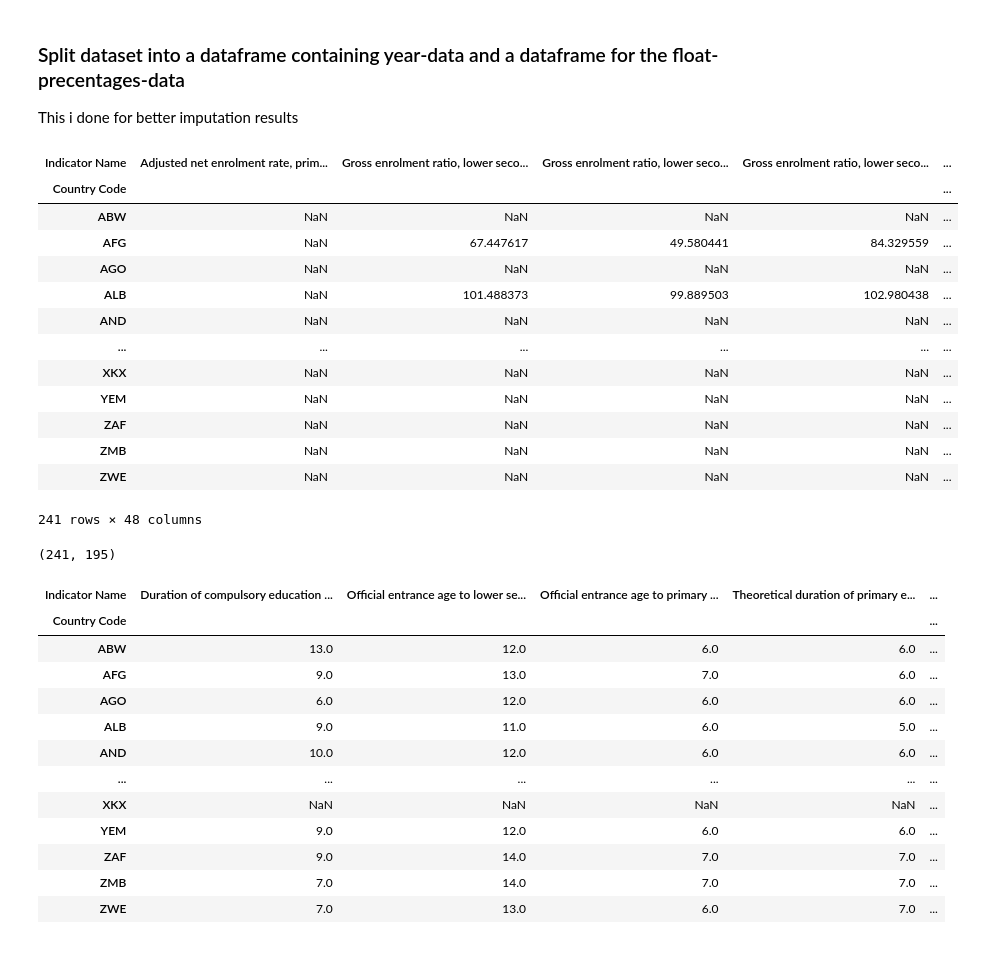
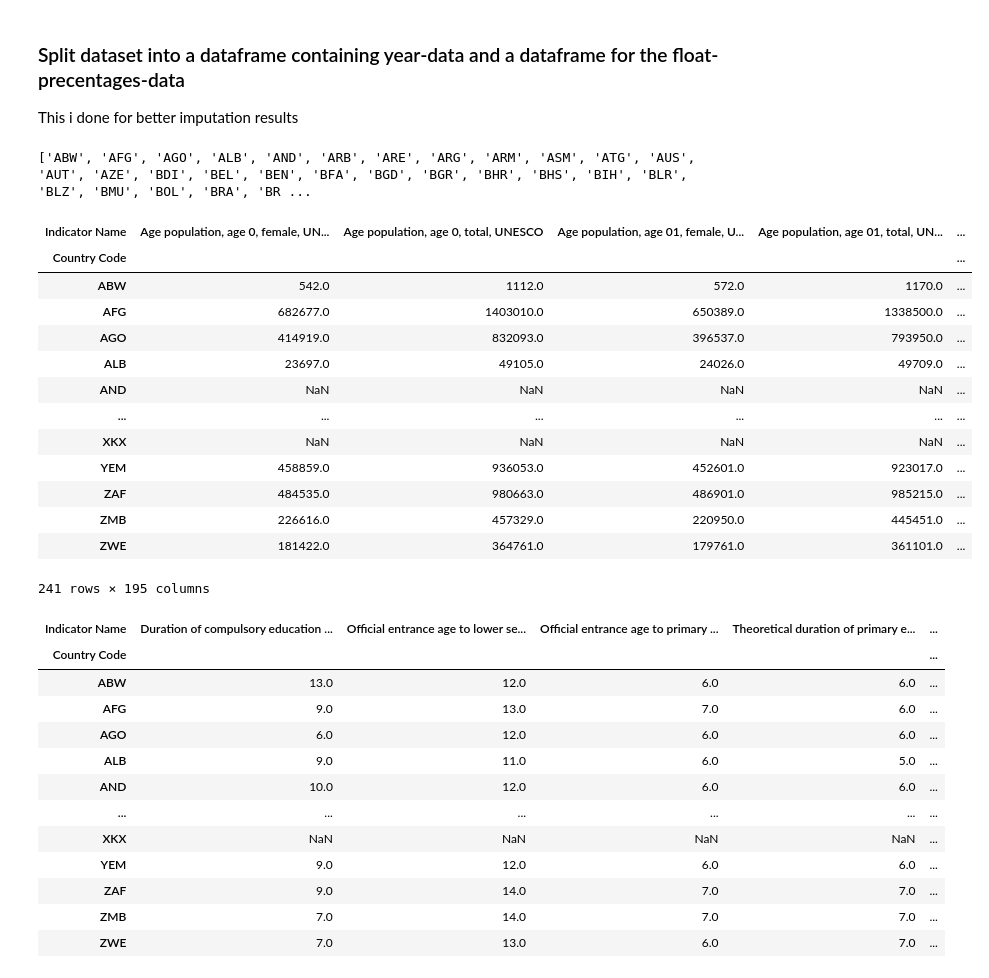
Before and after one commit to MDAIceland/WaterSecurity, a Jupyter notebook: unlabeled_preprocessing/prep_edstats.ipynb, the cells around one changed output. Cells and saved outputs as stored; diff of their text form; code cells hidden in the pictures.

```diff
--- a/unlabeled_preprocessing/prep_edstats.ipynb
+++ b/unlabeled_preprocessing/prep_edstats.ipynb
@@ -172,27 +172,27 @@ This i done for better imputation results
 int_cols = find_all_integer_columns(countryXindicator)
 # %%
 countryXindicator_float = countryXindicator.drop(int_cols, axis=1)
-countryXindicator_float
+print(countryXindicator_float.index.to_list())
 # %% [output]
-| Indicator Name | Adjusted net enrolment rate, prim... | Gross enrolment ratio, lower seco... | Gross enrolment ratio, lower seco... | Gross enrolment ratio, lower seco... | ... |
-| Country Code |  |  |  |  | ... |
-| ABW | NaN | NaN | NaN | NaN | ... |
-| AFG | NaN | 67.447617 | 49.580441 | 84.329559 | ... |
-| AGO | NaN | NaN | NaN | NaN | ... |
-| ALB | NaN | 101.488373 | 99.889503 | 102.980438 | ... |
-| AND | NaN | NaN | NaN | NaN | ... |
-| ... | ... | ... | ... | ... | ... |
-| XKX | NaN | NaN | NaN | NaN | ... |
-| YEM | NaN | NaN | NaN | NaN | ... |
-| ZAF | NaN | NaN | NaN | NaN | ... |
-| ZMB | NaN | NaN | NaN | NaN | ... |
-| ZWE | NaN | NaN | NaN | NaN | ... |
-241 rows × 48 columns
+['ABW', 'AFG', 'AGO', 'ALB', 'AND', 'ARB', 'ARE', 'ARG', 'ARM', 'ASM', 'ATG', 'AUS', 'AUT', 'AZE', 'BDI', 'BEL', 'BEN', 'BFA', 'BGD', 'BGR', 'BHR', 'BHS', 'BIH', 'BLR', 'BLZ', 'BMU', 'BOL', 'BRA', 'BR ...
 # %%
 countryXindicator_year = countryXindicator[int_cols]
-countryXindicator_year.shape
+countryXindicator_year
 # %% [output]
+| Indicator Name | Age population, age 0, female, UN... | Age population, age 0, total, UNESCO | Age population, age 01, female, U... | Age population, age 01, total, UN... | ... |
+| Country Code |  |  |  |  | ... |
+| ABW | 542.0 | 1112.0 | 572.0 | 1170.0 | ... |
+| AFG | 682677.0 | 1403010.0 | 650389.0 | 1338500.0 | ... |
+| AGO | 414919.0 | 832093.0 | 396537.0 | 793950.0 | ... |
+| ALB | 23697.0 | 49105.0 | 24026.0 | 49709.0 | ... |
+| AND | NaN | NaN | NaN | NaN | ... |
+| ... | ... | ... | ... | ... | ... |
+| XKX | NaN | NaN | NaN | NaN | ... |
+| YEM | 458859.0 | 936053.0 | 452601.0 | 923017.0 | ... |
+| ZAF | 484535.0 | 980663.0 | 486901.0 | 985215.0 | ... |
+| ZMB | 226616.0 | 457329.0 | 220950.0 | 445451.0 | ... |
+| ZWE | 181422.0 | 364761.0 | 179761.0 | 361101.0 | ... |
-(241, 195)
+241 rows × 195 columns
 # %%
 countryXindicator_year = countryXindicator_year[[colname for colname in countryXindicator_year.columns if "years" in colname]]
 countryXindicator_year
```
Also changed, not shown: parts of 8 cells of this notebook, 22 other files.
